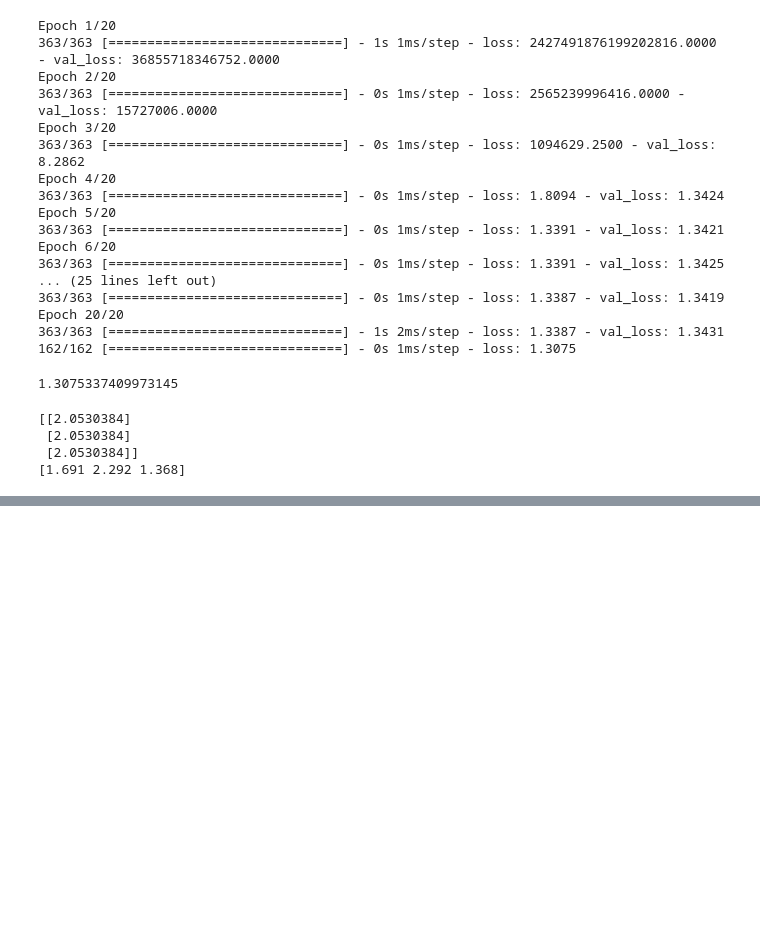
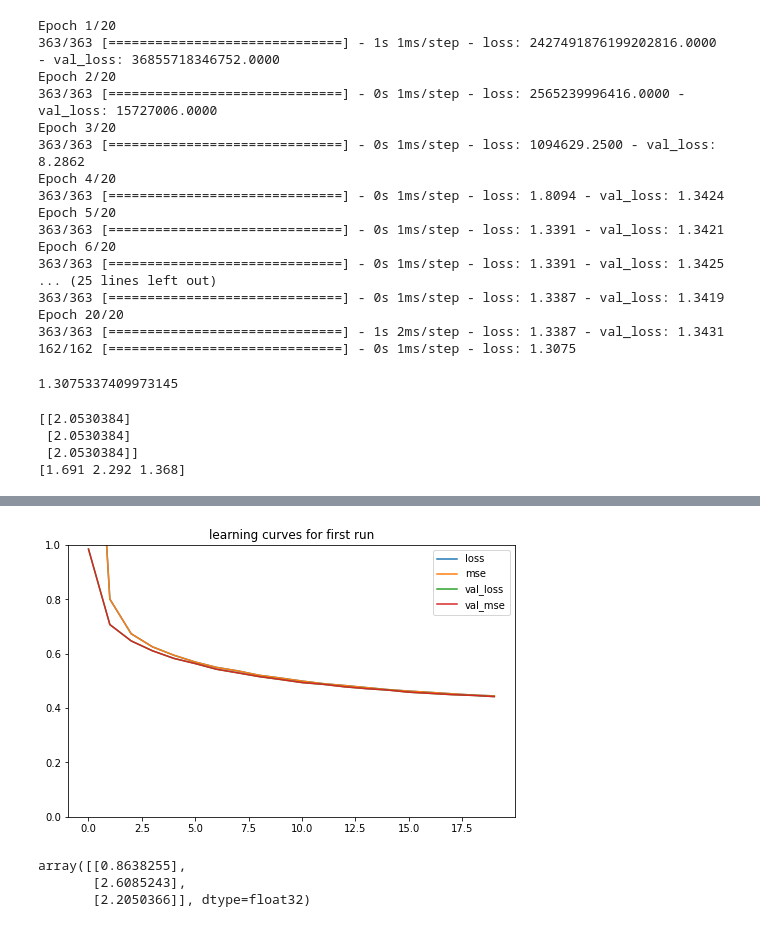
Before and after one commit to JakeHeffley/BME890_Repo, a Jupyter notebook: Ch10_Notes.ipynb, the cells around one changed output, grey strips where cells are left out. Cells and saved outputs as stored; diff of their text form; code cells hidden in the pictures; blank space fills up the shorter version.

```diff
--- a/Ch10_Notes.ipynb
+++ b/Ch10_Notes.ipynb
@@ -437,0 +518,14 @@ print(y_test[:3])
+# %%
+# but what if we want to pass some features through the deep pathways and other features through the shallow pathways?
+
+# create multiple inputs
+input_A = keras.layers.Input(shape=[5], name='wide output')
+input_B = keras.layers.Input(shape=[6], name='deep input')
+
+# send features 0-4 through the shallow path
+# send features 2-7 through the deep path
+hidden1 = keras.layers.Dense(30, activation='relu')(input_B)
+hidden2 = keras.layers.Dense(30, activation='relu')(hidden1)
+concat = keras.layers.concatenate([input_A,hidden2])
+output = keras.layers.Dense(1, name='output')(concat)
+model = keras.models.Model(inputs=[input_A, input_B], outputs=[output])
@@ -437,0 +552,22 @@ print(y_test[:3])
+# %%
+#split the input matrix
+X_train_A, X_train_B = X_train_scaled[:, :5], X_train_scaled[:, 2:]
+X_valid_A, X_valid_B = X_valid_scaled[:, :5], X_valid_scaled[:, 2:]
+X_test_A, X_test_B = X_test_scaled[:, :5], X_test_scaled[:, 2:]
+X_new_A, X_new_B = X_test_A[:3], X_test_B[:3]
+# %%
+#pass two input matrices when compiling
+model.compile(
+    loss='mean_squared_error',
+    optimizer=keras.optimizers.SGD(learning_rate=1e-3),
+    metrics='mse')
+
+# train the model
+history = model.fit((X_train_A, X_train_B), y_train, epochs=20,
+                    validation_data=((X_valid_A, X_valid_B), y_valid))
+
+# evaluate the model
+mse_test=model.evaluate((X_test_A, X_test_B), y_test)
+
+# make predictions
+y_pred= model.predict((X_new_A, X_new_B))
@@ -437,0 +592,17 @@ print(y_test[:3])
+# %%
+import pandas as pd
+import matplotlib.pyplot as plt
+
+pd.DataFrame(history.history).plot(figsize=(8,5))
+plt.grid=True
+plt.gca().set_ylim(0,1)
+plt.title('learning curves for first run')
+plt.show()
+# %% [output]
+[figure, added]
+# %%
+y_pred
+# %% [output]
+array([[0.8638255],
+       [2.6085243],
+       [2.2050366]], dtype=float32)
```
Also changed, not shown: parts of 10 cells of this notebook.
